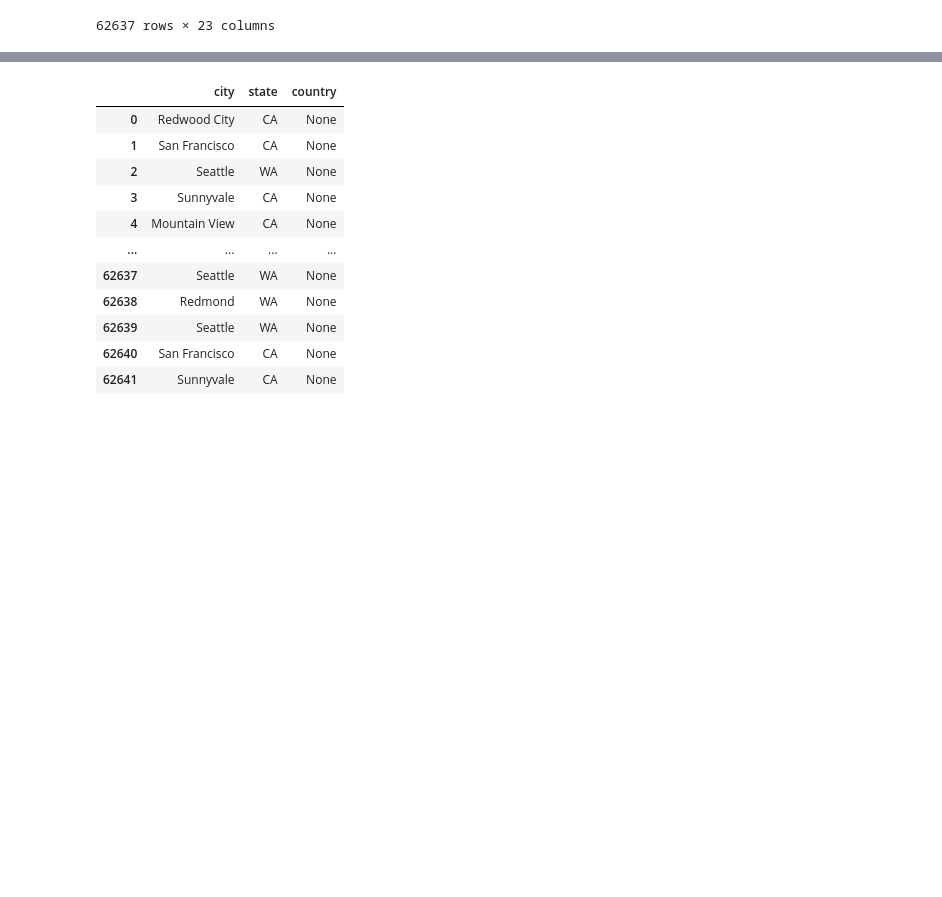
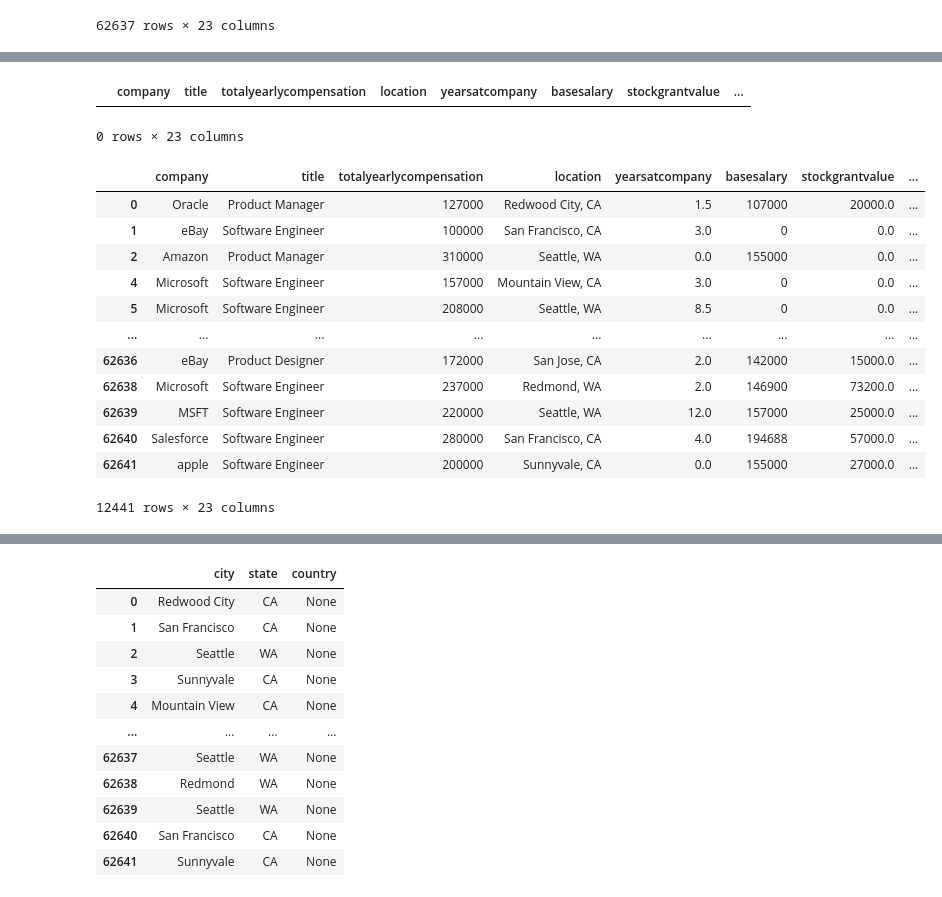
Before and after one commit to mgsrichard/Capstone-Project, a Jupyter notebook: Cleaning Data.ipynb, the cells around one changed output, grey strips where cells are left out. Saved outputs shown, nothing was run; the diff lists cells and outputs as text; code cells hidden in the pictures; blank space fills up the shorter version.

Commit message:
investigated salaries some

```diff
--- a/Cleaning Data.ipynb
+++ b/Cleaning Data.ipynb
@@ -521,0 +515,27 @@ compyrs_greaterthan_exp_check
+# %%
+#check that the correct values are in the new column yearsofexperience_cleaned
+compyrs_greaterthan_exp_check = salaries_df.loc[(salaries_df['yearsatcompany'])>(salaries_df["yearsofexperience"])]
+compyrs_greaterthan_exp_check
+#looks like it worked, zero rows show up now
+# %% [output]
+|  | company | title | totalyearlycompensation | location | yearsatcompany | basesalary | stockgrantvalue | ... |
+0 rows × 23 columns
+# %%
+#look for situations where totalyearlycompensation != base + bonus + stock
+comp_doesnt_addup = salaries_df.loc[salaries_df['basesalary']+salaries_df['stockgrantvalue']+salaries_df['bonus']!=salaries_df['totalyearlycompensation']]
+comp_doesnt_addup
+#ok, this is true for 12441 rows.
+# %% [output]
+|  | company | title | totalyearlycompensation | location | yearsatcompany | basesalary | stockgrantvalue | ... |
+| 0 | Oracle | Product Manager | 127000 | Redwood City, CA | 1.5 | 107000 | 20000.0 | ... |
+| 1 | eBay | Software Engineer | 100000 | San Francisco, CA | 3.0 | 0 | 0.0 | ... |
+| 2 | Amazon | Product Manager | 310000 | Seattle, WA | 0.0 | 155000 | 0.0 | ... |
+| 4 | Microsoft | Software Engineer | 157000 | Mountain View, CA | 3.0 | 0 | 0.0 | ... |
+| 5 | Microsoft | Software Engineer | 208000 | Seattle, WA | 8.5 | 0 | 0.0 | ... |
+| ... | ... | ... | ... | ... | ... | ... | ... | ... |
+| 62636 | eBay | Product Designer | 172000 | San Jose, CA | 2.0 | 142000 | 15000.0 | ... |
+| 62638 | Microsoft | Software Engineer | 237000 | Redmond, WA | 2.0 | 146900 | 73200.0 | ... |
+| 62639 | MSFT | Software Engineer | 220000 | Seattle, WA | 12.0 | 157000 | 25000.0 | ... |
+| 62640 | Salesforce | Software Engineer | 280000 | San Francisco, CA | 4.0 | 194688 | 57000.0 | ... |
+| 62641 | apple | Software Engineer | 200000 | Sunnyvale, CA | 0.0 | 155000 | 27000.0 | ... |
+12441 rows × 23 columns
```
Also changed, not shown: parts of 19 cells of this notebook, 1 other file.
